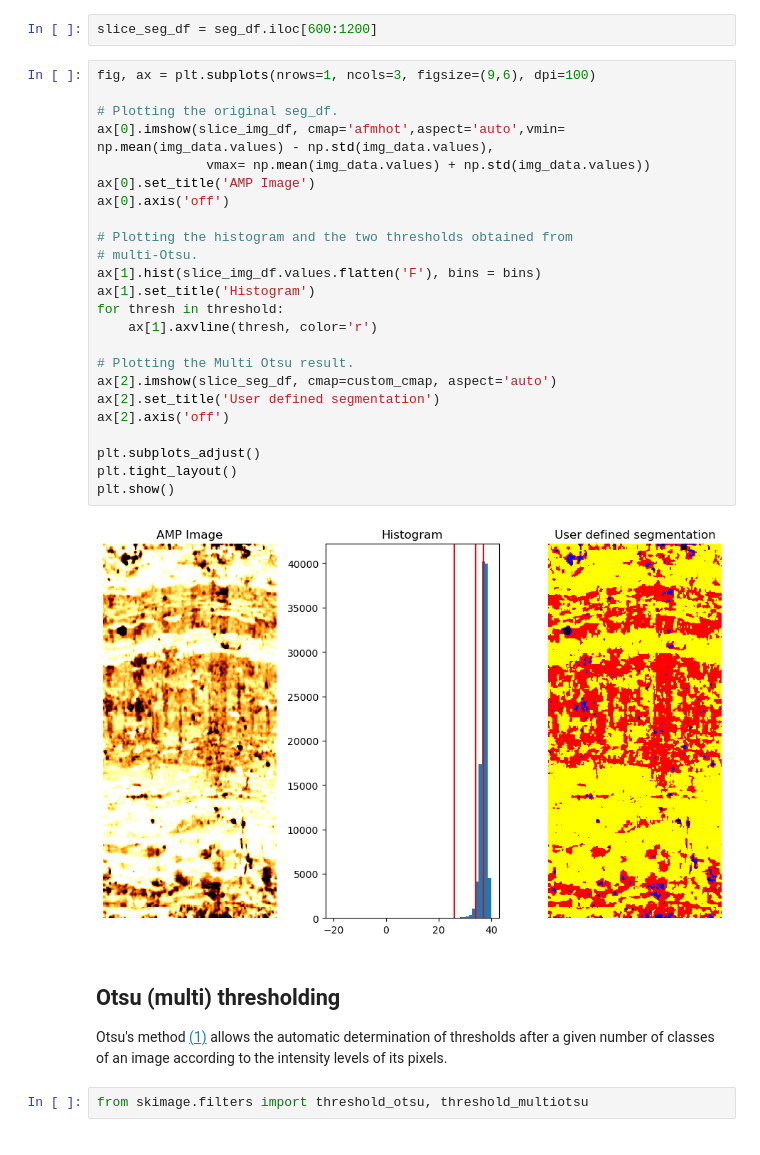
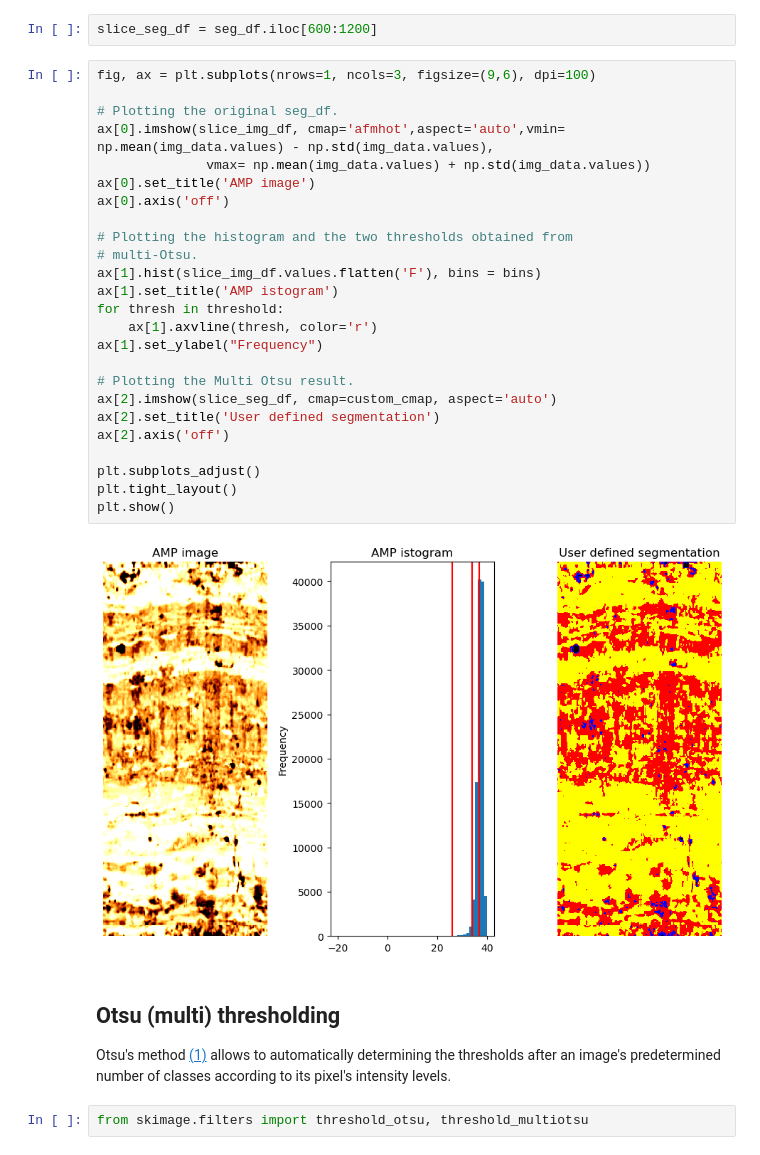
Before and after one commit to petrobras/waid, a Jupyter notebook: notebooks/Plot_segment_acoustic_image.ipynb, the cells around one changed output. Saved outputs shown, nothing was run; the diff lists cells and outputs as text.

```diff
--- a/notebooks/Plot_segment_acoustic_image.ipynb
+++ b/notebooks/Plot_segment_acoustic_image.ipynb
@@ -229,33 +229,34 @@ slice_seg_df = seg_df.iloc[600:1200]
 # %%
 fig, ax = plt.subplots(nrows=1, ncols=3, figsize=(9,6), dpi=100)
 
 # Plotting the original seg_df.
 ax[0].imshow(slice_img_df, cmap='afmhot',aspect='auto',vmin= np.mean(img_data.values) - np.std(img_data.values),
               vmax= np.mean(img_data.values) + np.std(img_data.values))
-ax[0].set_title('AMP Image')
+ax[0].set_title('AMP image')
 ax[0].axis('off')
 
 # Plotting the histogram and the two thresholds obtained from
 # multi-Otsu.
 ax[1].hist(slice_img_df.values.flatten('F'), bins = bins)
-ax[1].set_title('Histogram')
+ax[1].set_title('AMP istogram')
 for thresh in threshold:
     ax[1].axvline(thresh, color='r')
+ax[1].set_ylabel("Frequency")
 
 # Plotting the Multi Otsu result.
 ax[2].imshow(slice_seg_df, cmap=custom_cmap, aspect='auto')
 ax[2].set_title('User defined segmentation')
 ax[2].axis('off')
 
 plt.subplots_adjust()
 plt.tight_layout()
 plt.show()
 # %% [output]
-[figure, old version]
+[figure, new version]
 # %% [markdown]
 ## Otsu (multi) thresholding
 
-Otsu's method [(1)](https://scikit-image.org/docs/stable/auto_examples/segmentation/plot_multiotsu.html#sphx-glr-auto-examples-segmentation-plot-multiotsu-py) allows the automatic determination of thresholds after a given number of classes of an image according to the intensity levels of its pixels.
+Otsu's method [(1)](https://scikit-image.org/docs/stable/auto_examples/segmentation/plot_multiotsu.html#sphx-glr-auto-examples-segmentation-plot-multiotsu-py) allows to automatically determining the thresholds after an image's predetermined number of classes according to its pixel's intensity levels.
 # %%
 from skimage.filters import threshold_otsu, threshold_multiotsu
 # %%
```
Also changed, not shown: parts of 2 cells of this notebook.
